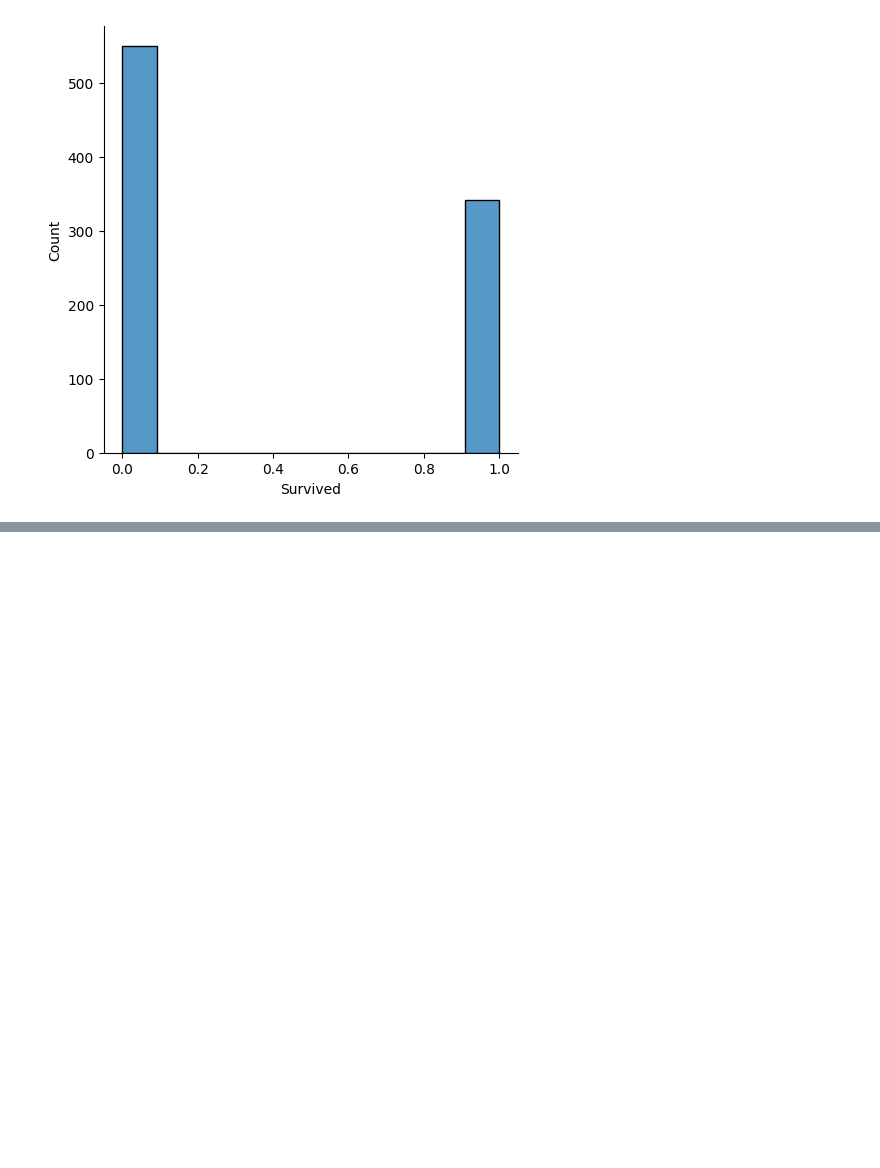
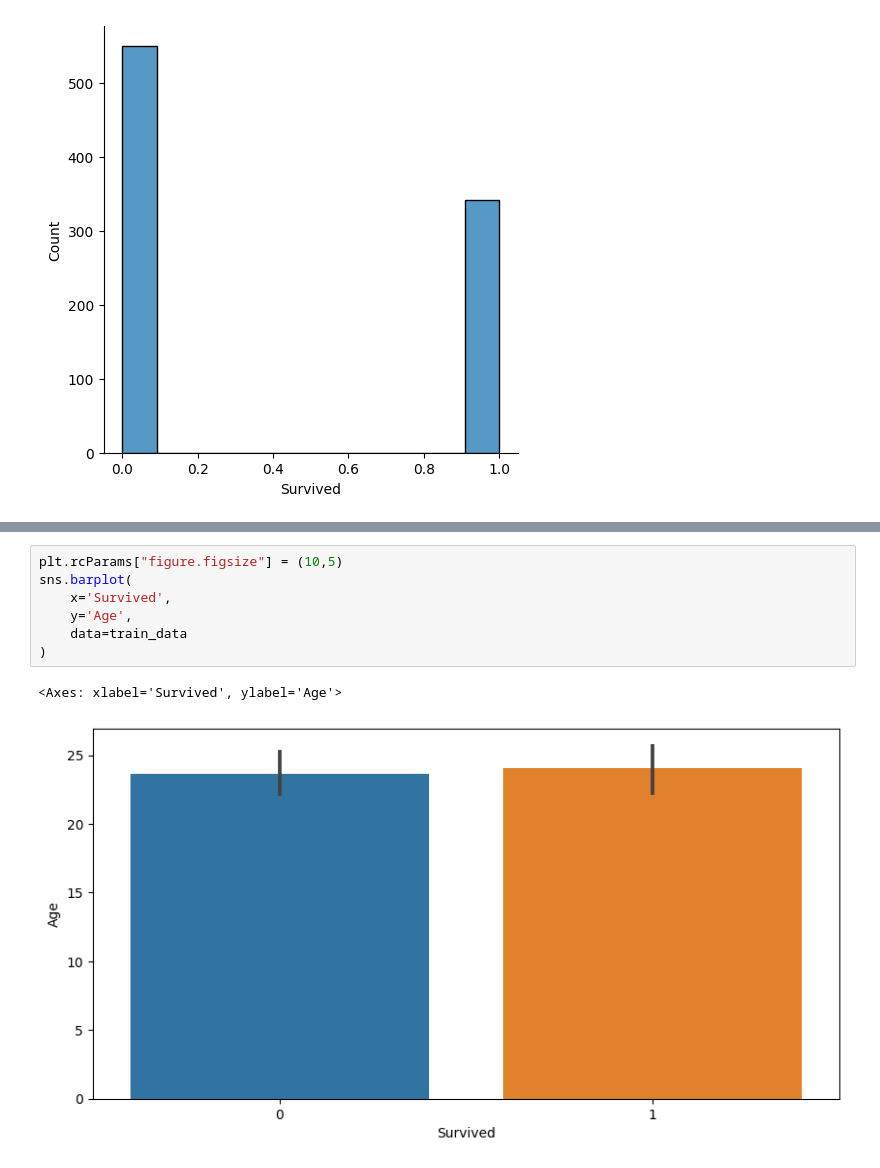
Before and after one commit to Denniels/titanic, a Jupyter notebook: titanic.ipynb, the cells around one changed output, grey strips where cells are left out. Saved outputs shown, nothing was run; the diff lists cells and outputs as text; blank space fills up the shorter version.

```diff
--- a/titanic.ipynb
+++ b/titanic.ipynb
@@ -115,0 +146,10 @@ sns.histplot(data = train_data, x = 'Fare', ax = axes[3,1], kde = True)
+# %%
+plt.rcParams["figure.figsize"] = (10,5)
+sns.barplot(
+    x='Survived',
+    y='Age',
+    data=train_data
+)
+# %% [output]
+<Axes: xlabel='Survived', ylabel='Age'>
+[figure, added]
```
Also changed, not shown: parts of 4 cells of this notebook.
